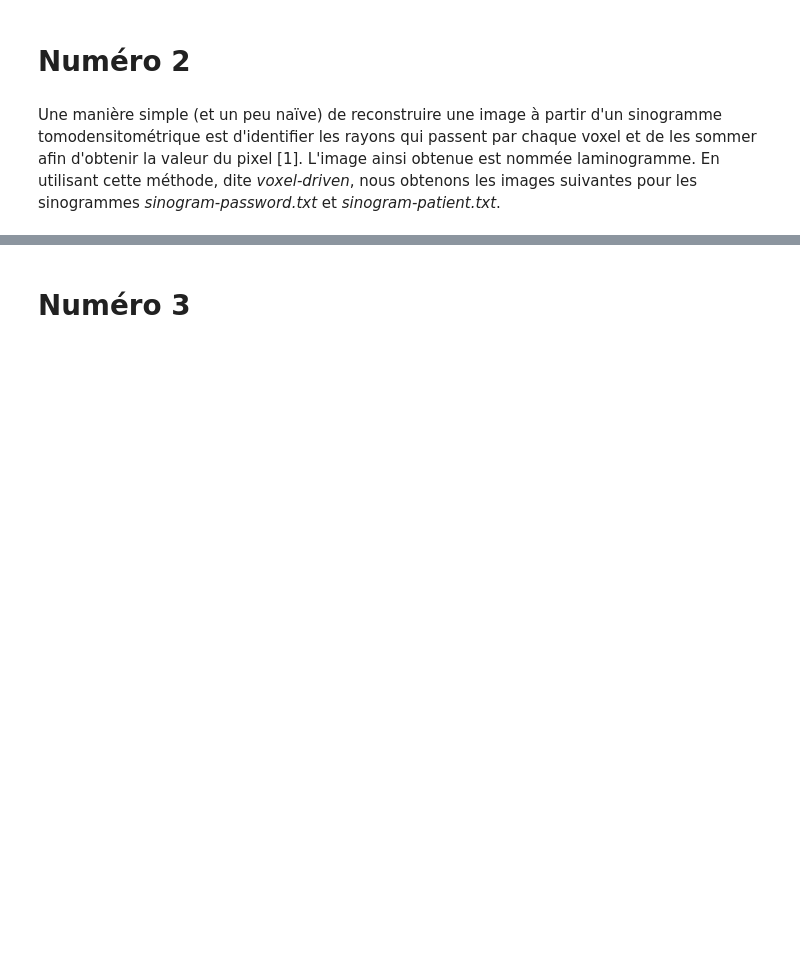
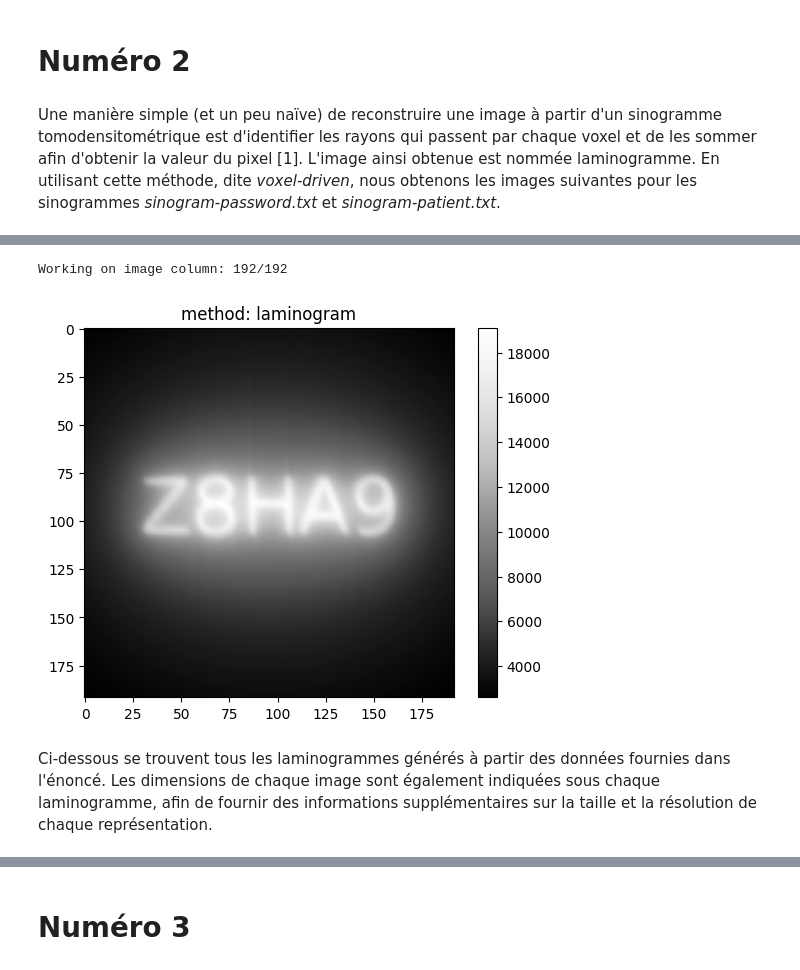
Before and after one commit to thcha67/tp_phys_num, a Jupyter notebook: TP2_ThomasC_SimonG_LaurentE/TP2_ThomasC_SimonG_LaurentE.ipynb, the cells around one changed output, grey strips where cells are left out. Saved outputs shown, nothing was run; the diff lists cells and outputs as text; code cells hidden in the pictures; blank space fills up the shorter version.

```diff
--- a/TP2_ThomasC_SimonG_LaurentE/TP2_ThomasC_SimonG_LaurentE.ipynb
+++ b/TP2_ThomasC_SimonG_LaurentE/TP2_ThomasC_SimonG_LaurentE.ipynb
@@ -46,3 +160,13 @@ Une manière simple (et un peu naïve) de reconstruire une image à partir d'un
+# %%
+# Lire les données du fichier d'angles et de password "sinogram-password.txt"
+data_input = readInput(geo.dataDir + geo.anglesFile, geo.dataDir + geo.pwSinogramFile)
+# Créer le laminogram
+laminogram(data_input)
+# %% [output]
+Working on image column: 192/192
+[figure, added]
+# %% [markdown]
+Ci-dessous se trouvent tous les laminogrammes générés à partir des données fournies dans l'énoncé. Les dimensions de chaque image sont également indiquées sous chaque laminogramme, afin de fournir des informations supplémentaires sur la taille et la résolution de chaque représentation.
 # %%
 #Code pour résoudre le numéro 2
 
```
Also changed, not shown: parts of 17 cells of this notebook, 6 other files.
